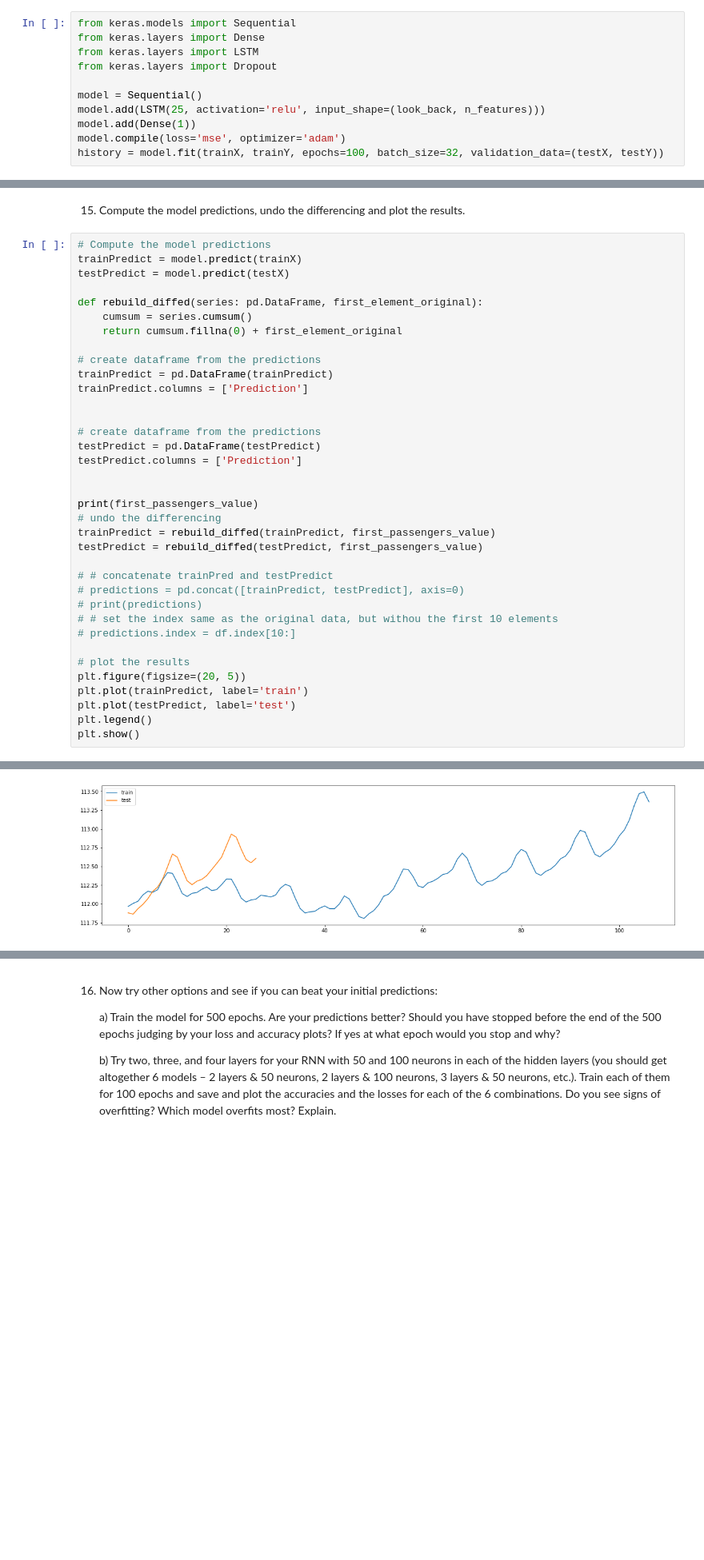
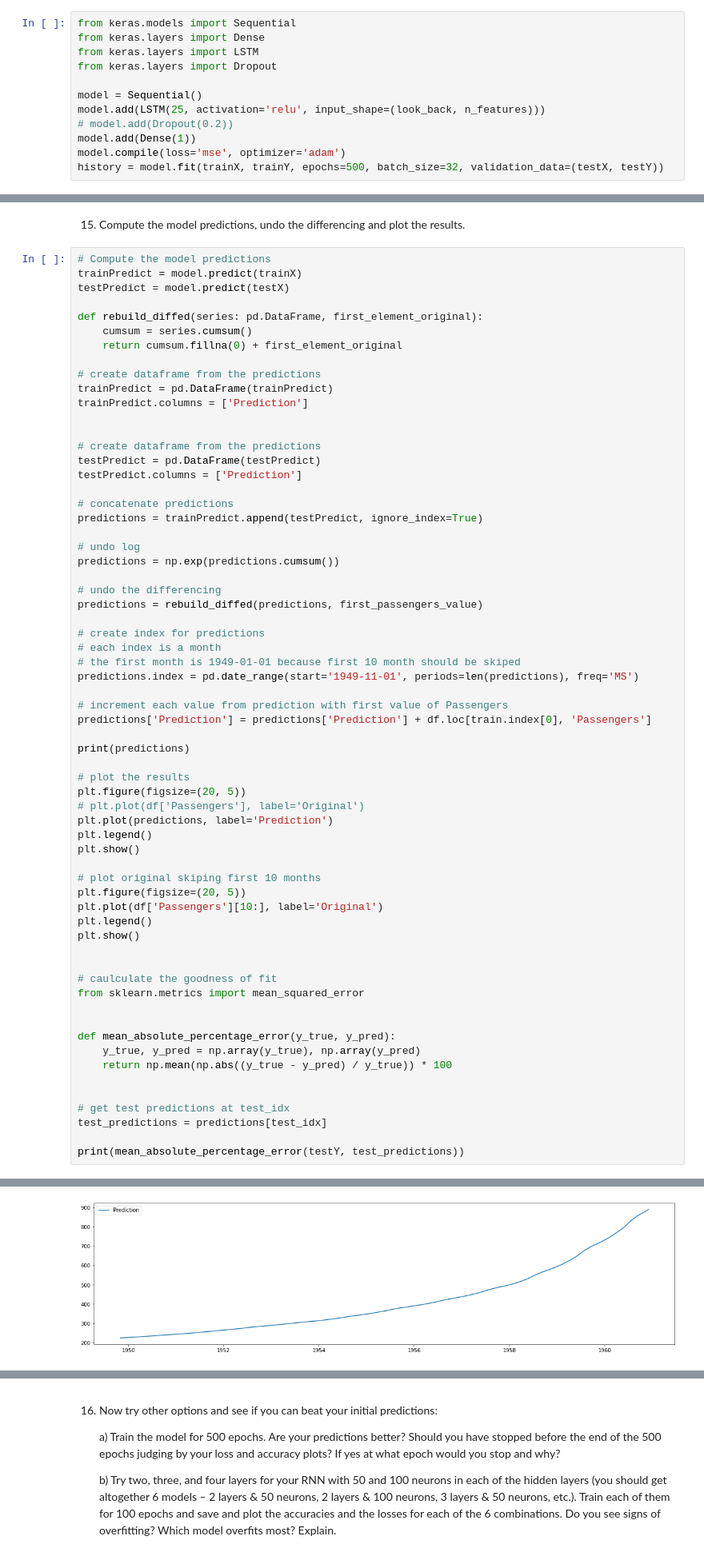
Before and after one commit to iondodon/RNDL, a Jupyter notebook: lab1/lab1.ipynb, the cells around one changed output, grey strips where cells are left out. Shown at 80% size. Drawn from its saved outputs; the diff is of its cells as text; blank space fills up the shorter version.

Commit message:
started work with RNN

```diff
--- a/lab1/lab1.ipynb
+++ b/lab1/lab1.ipynb
@@ -240,7 +240,8 @@ from keras.layers import Dropout
 
 model = Sequential()
 model.add(LSTM(25, activation='relu', input_shape=(look_back, n_features)))
+# model.add(Dropout(0.2))
 model.add(Dense(1))
 model.compile(loss='mse', optimizer='adam')
-history = model.fit(trainX, trainY, epochs=100, batch_size=32, validation_data=(testX, testY))
+history = model.fit(trainX, trainY, epochs=500, batch_size=32, validation_data=(testX, testY))
 # %% [output]
@@ -295,22 +296,50 @@ trainPredict.columns = ['Prediction']
 testPredict = pd.DataFrame(testPredict)
 testPredict.columns = ['Prediction']
 
+# concatenate predictions
+predictions = trainPredict.append(testPredict, ignore_index=True)
 
-print(first_passengers_value)
+# undo log
+predictions = np.exp(predictions.cumsum())
+
 # undo the differencing
-trainPredict = rebuild_diffed(trainPredict, first_passengers_value)
-testPredict = rebuild_diffed(testPredict, first_passengers_value)
+predictions = rebuild_diffed(predictions, first_passengers_value)
 
-# # concatenate trainPred and testPredict
-# predictions = pd.concat([trainPredict, testPredict], axis=0)
-# print(predictions)
-# # set the index same as the original data, but withou the first 10 elements
-# predictions.index = df.index[10:]
+# create index for predictions
+# each index is a month
+# the first month is 1949-01-01 because first 10 month should be skiped
+predictions.index = pd.date_range(start='1949-11-01', periods=len(predictions), freq='MS')
+
+# increment each value from prediction with first value of Passengers
+predictions['Prediction'] = predictions['Prediction'] + df.loc[train.index[0], 'Passengers']
+
+print(predictions)
 
 # plot the results
 plt.figure(figsize=(20, 5))
-plt.plot(trainPredict, label='train')
-plt.plot(testPredict, label='test')
+# plt.plot(df['Passengers'], label='Original')
+plt.plot(predictions, label='Prediction')
 plt.legend()
 plt.show()
+
+# plot original skiping first 10 months
+plt.figure(figsize=(20, 5))
+plt.plot(df['Passengers'][10:], label='Original')
+plt.legend()
+plt.show()
+
+
+# caulculate the goodness of fit
+from sklearn.metrics import mean_squared_error
+
+
+def mean_absolute_percentage_error(y_true, y_pred):
+    y_true, y_pred = np.array(y_true), np.array(y_pred)
+    return np.mean(np.abs((y_true - y_pred) / y_true)) * 100
+
+
+# get test predictions at test_idx
+test_predictions = predictions[test_idx]
+
+print(mean_absolute_percentage_error(testY, test_predictions))
 # %% [output]
@@ -318 +360 @@ plt.show()
-[figure, old version]
+[figure, new version]
```
Also changed, not shown: parts of 3 cells of this notebook.
